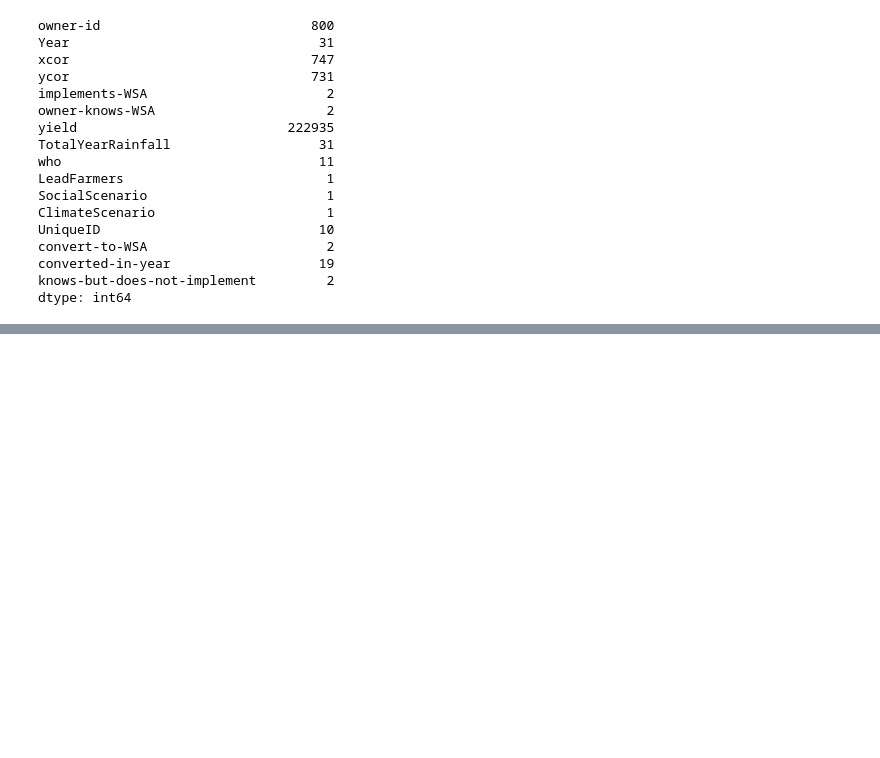
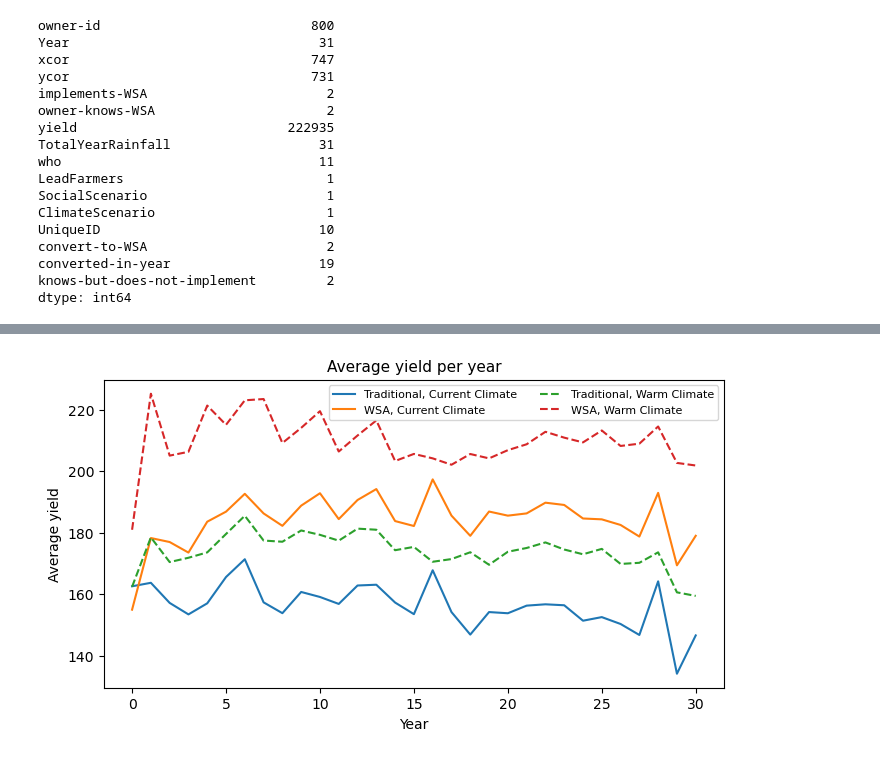
Before and after one commit to WylieMabel/TreesAndThat, a Jupyter notebook: Model Output/data_analysis_3.ipynb, the cells around one changed output, grey strips where cells are left out. Drawn from its saved outputs; the diff is of its cells as text; code cells hidden in the pictures; blank space fills up the shorter version.

```diff
--- a/Model Output/data_analysis_3.ipynb
+++ b/Model Output/data_analysis_3.ipynb
@@ -177,13 +101,0 @@ Name: yield, dtype: float64
-# %%
-fig = plt.figure(figsize=(10,6))
-ax = fig.add_subplot(111)
-
-#ax.set(title="Average yield per year", xlabel="Year", ylabel="Average yield")
-ax.plot(wsa_yr_group_c.get_group(0.0).tolist(), label = "Traditional, Current Climate")
-ax.plot(wsa_yr_group_c.get_group(1.0).tolist(), label = "WSA, Current Climate")
-ax.plot(wsa_yr_group_w.get_group(0.0).tolist(), label = "Traditional, Warm Climate", linestyle = 'dashed')
-ax.plot(wsa_yr_group_w.get_group(1.0).tolist(), label = "WSA, Warm Climate", linestyle = 'dashed')
-ax.set_title("Average yield per year", fontsize=13)
-ax.set_xlabel("Year", fontsize=12)
-ax.set_ylabel("Average yield", fontsize=12)
-ax.legend(loc='best')
@@ -271,3 +101,0 @@ array([ 1,  2,  3,  4,  5,  6,  7,  8,  9, 10, 11, 12, 13, 14, 15, 16, 17,
-# %%
-df = df_5_no_c[df_5_no_c['UniqueID']== '2023-11-28 18:48:06.098940']
-farmer_group= df.groupby(['Year','owner-id'])['implements-WSA']
@@ -354,0 +117,26 @@ df_5_no_w[df_5_no_w['convert-to-WSA'] == 1]
+# %%
+def get_wsa_groups(df):
+    wsa_group = df.groupby(['Year', 'implements-WSA'])['yield'].mean()
+    wsa_yr_group = wsa_group.groupby('implements-WSA')
+    return wsa_yr_group
+# %%
+def plot_avg_yield(df_current, df_warm):
+    wsa_yr_group_c = get_wsa_groups(df_current)
+    wsa_yr_group_w = get_wsa_groups(df_warm)
+
+    fig = plt.figure(figsize=(8,4))
+    ax = fig.add_subplot(111)
+
+    #ax.set(title="Average yield per year", xlabel="Year", ylabel="Average yield")
+    ax.plot(wsa_yr_group_c.get_group(0.0).tolist(), label = "Traditional, Current Climate")
+    ax.plot(wsa_yr_group_c.get_group(1.0).tolist(), label = "WSA, Current Climate")
+    ax.plot(wsa_yr_group_w.get_group(0.0).tolist(), label = "Traditional, Warm Climate", linestyle = 'dashed')
+    ax.plot(wsa_yr_group_w.get_group(1.0).tolist(), label = "WSA, Warm Climate", linestyle = 'dashed')
+    ax.set_title("Average yield per year", fontsize=11)
+    ax.set_xlabel("Year", fontsize=10)
+    ax.set_ylabel("Average yield", fontsize=10)
+    ax.legend(loc='best', ncol=2, fontsize=8)
+# %%
+plot_avg_yield(df_5_no_c, df_5_no_w)
+# %% [output]
+[figure, added]
```
Also changed, not shown: parts of 71 cells of this notebook, 7 other files.
